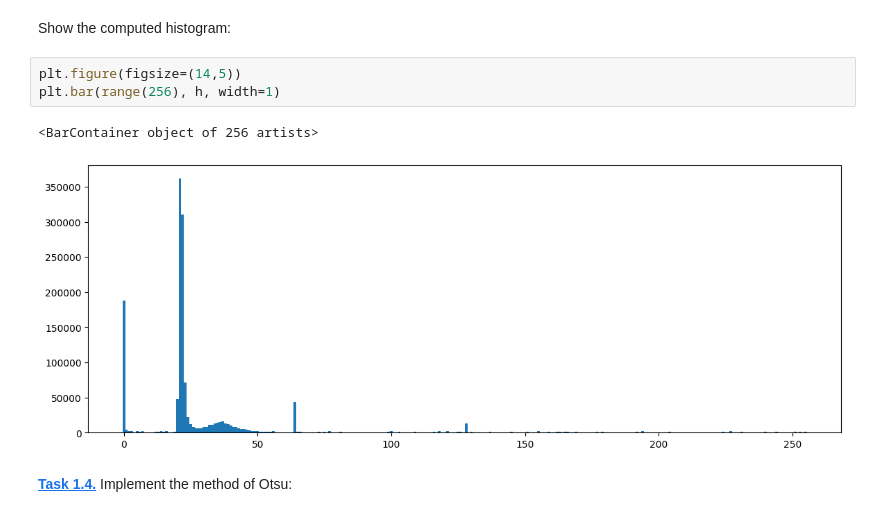
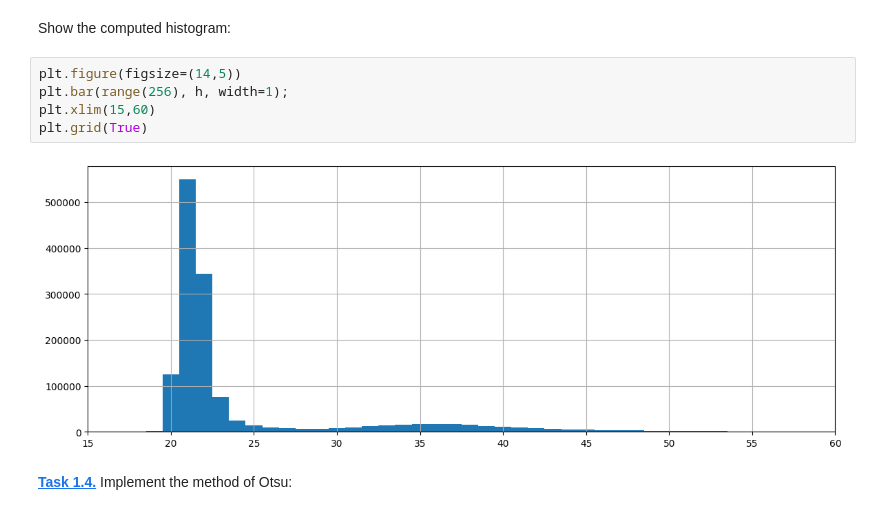
Before and after one commit to sarah-mnd/mobi-fs5-python, a Jupyter notebook: otsu.ipynb, the cells around one changed output. Cells and saved outputs as stored; diff of their text form.

```diff
--- a/otsu.ipynb
+++ b/otsu.ipynb
@@ -24,9 +26,10 @@ for pixel_value in h_flat:
 Show the computed histogram:
 # %%
 plt.figure(figsize=(14,5))
-plt.bar(range(256), h, width=1)
+plt.bar(range(256), h, width=1);
+plt.xlim(15,60)
+plt.grid(True)
 # %% [output]
-<BarContainer object of 256 artists>
-[figure, old version]
+[figure, new version]
 # %% [markdown]
 **[Task 1.4.]()** Implement the method of Otsu:
```
Also changed, not shown: parts of 5 cells of this notebook.
